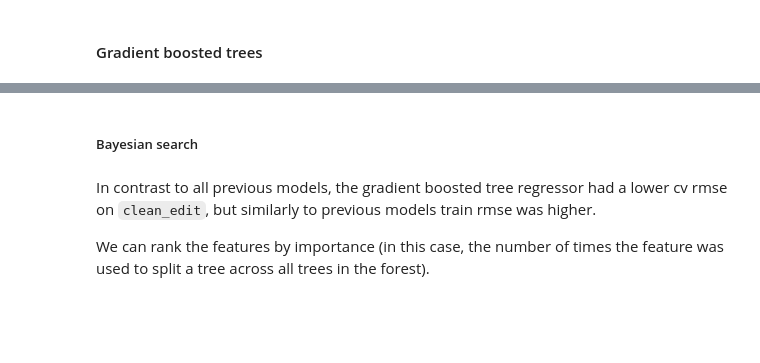
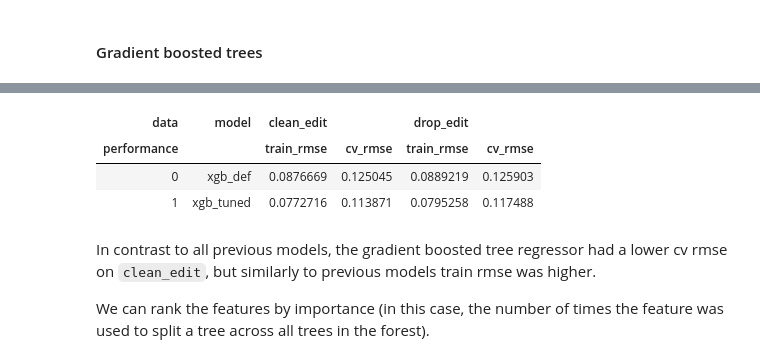
Before and after one commit to rmwenzel/ames_house_prices, a Jupyter notebook: notebooks/model.ipynb, the cells around one changed output, grey strips where cells are left out. Cells and saved outputs as stored; diff of their text form; code cells hidden in the pictures; blank space fills up the shorter version.

```diff
--- a/notebooks/model.ipynb
+++ b/notebooks/model.ipynb
@@ -794,5 +788,3 @@ xgb_models['drop_edit']['xgb_def'].fit(X_de_train.values, y_de_train.values)
-# %% [markdown]
-##### Bayesian search
 # %%
 # hyperparameter spaces
 xgb_space = {'max_depth': ho_scope.int(hp.quniform('max_depth', low=1, high=3, q=1)),
@@ -845,7 +837,12 @@ xgb_models['drop_edit']['xgb_tuned'].fit(X_de_train.values, y_de_train.values)
 # %%
 # compare XGBoost models on clean_edit and drop_edit datasets
 xgb_comp_df = compare_performance(xgb_models, model_data)
-xgb_comp_df.sort_values(by='cv_rmse').reset_index(drop=True)
+xgb_comp_df
+# %% [output]
+| data | model | clean_edit |  | drop_edit |  |
+| performance |  | train_rmse | cv_rmse | train_rmse | cv_rmse |
+| 0 | xgb_def | 0.0876669 | 0.125045 | 0.0889219 | 0.125903 |
+| 1 | xgb_tuned | 0.0772716 | 0.113871 | 0.0795258 | 0.117488 |
 # %% [markdown]
 In contrast to all previous models, the gradient boosted tree regressor had a lower cv rmse on `clean_edit`, but similarly to previous models train rmse was higher.
 
```
Also changed, not shown: parts of 22 cells of this notebook, 5 other files.
